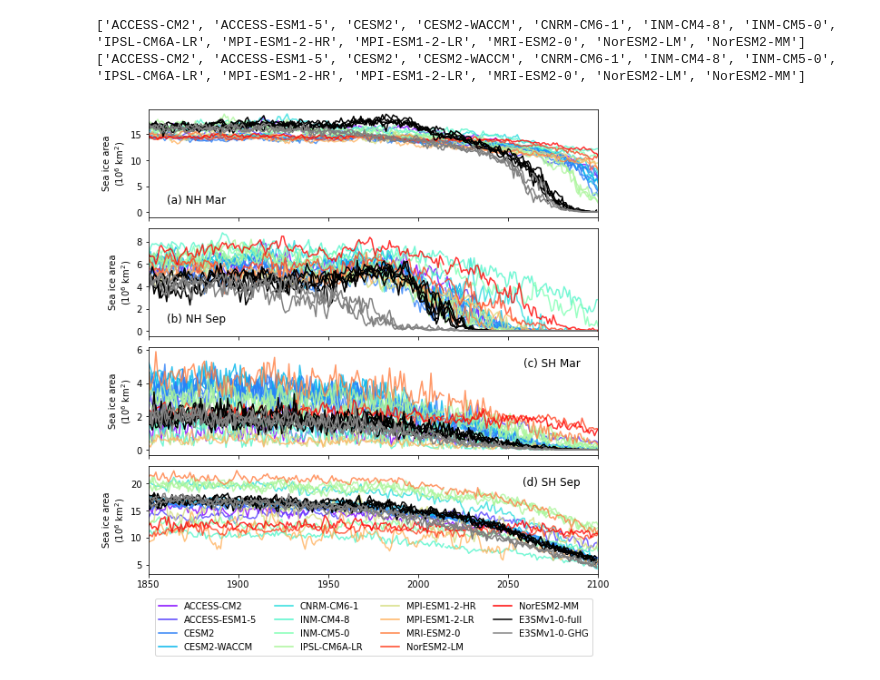
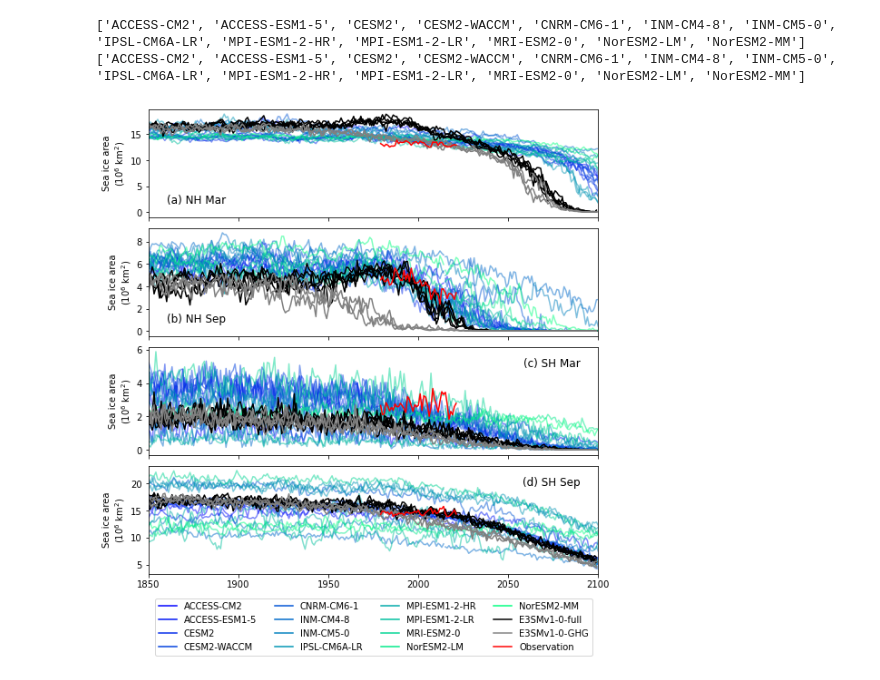
Before and after one commit to qingli411/A2020_E3SM_Projection, a Jupyter notebook: Timeseries_SeaiceArea.ipynb, the cells around one changed output. Cells and saved outputs as stored; diff of their text form; code cells hidden in the pictures.

Commit message:
Add observations to time series

```diff
--- a/Timeseries_SeaiceArea.ipynb
+++ b/Timeseries_SeaiceArea.ipynb
@@ -7,6 +7,13 @@ from matplotlib import cm
 # figure root
 fig_root = '../figures'
 save_fig = True
+# %%
+obs_siarea_data = np.load('siarea_MarSep.npz')
+obs_time = obs_siarea_data['time']
+obs_siarea_n03 = obs_siarea_data['siarea_n03']
+obs_siarea_n09 = obs_siarea_data['siarea_n09']
+obs_siarea_s03 = obs_siarea_data['siarea_s03']
+obs_siarea_s09 = obs_siarea_data['siarea_s09']
 # %%
 e3sm_siarean_dataH = np.load('e3sm_siarean_historical.npz')
 e3sm_siareas_dataH = np.load('e3sm_siareas_historical.npz')
@@ -70,7 +77,7 @@ print(label_union)
 ['ACCESS-CM2', 'ACCESS-ESM1-5', 'CESM2', 'CESM2-WACCM', 'CNRM-CM6-1', 'INM-CM4-8', 'INM-CM5-0', 'IPSL-CM6A-LR', 'MPI-ESM1-2-HR', 'MPI-ESM1-2-LR', 'MRI-ESM2-0', 'NorESM2-LM', 'NorESM2-MM']
 # %%
 #esgf_colors = np.load('cmip6_colors.npz', allow_pickle=True)['esgf_colors'].flat[0]
-cmap = cm.get_cmap('rainbow')
+cmap = cm.get_cmap('winter')
 nmodel = len(label_union)
 ifrac = np.linspace(0, 1, nmodel)
 esgf_colors = {}
@@ -79,6 +86,7 @@ for i in np.arange(nmodel):
 
 esgf_colors['E3SMv1-0-full'] = 'k'
 esgf_colors['E3SMv1-0-GHG'] = 'gray'
+esgf_colors['Observation'] = 'r'
 # %%
 fig, axarr = plt.subplots(4, sharex='col')
 fig.set_size_inches([8,9])
@@ -90,21 +98,21 @@ for lb in sorted(siarean_label):
     mname = lb.split('_')[0]
     color = esgf_colors[mname]
     idx = esgf_siarean_labelH.index(lb)
-    axarr[0].plot(timeH, esgf_siareanH[idx,2::12], color=color, alpha=0.8)
-    axarr[1].plot(timeH, esgf_siareanH[idx,8::12], color=color, alpha=0.8)
+    axarr[0].plot(timeH, esgf_siareanH[idx,2::12], color=color, alpha=0.5)
+    axarr[1].plot(timeH, esgf_siareanH[idx,8::12], color=color, alpha=0.5)
     idx = esgf_siarean_labelP.index(lb)
-    axarr[0].plot(timeP, esgf_siareanP[idx,2::12], color=color, alpha=0.8)
-    axarr[1].plot(timeP, esgf_siareanP[idx,8::12], color=color, alpha=0.8)
+    axarr[0].plot(timeP, esgf_siareanP[idx,2::12], color=color, alpha=0.5)
+    axarr[1].plot(timeP, esgf_siareanP[idx,8::12], color=color, alpha=0.5)
 
 for lb in sorted(siareas_label):
     mname = lb.split('_')[0]
     color = esgf_colors[mname]
     idx = esgf_siareas_labelH.index(lb)
-    axarr[2].plot(timeH, esgf_siareasH[idx,2::12], color=color, alpha=0.8)
-    axarr[3].plot(timeH, esgf_siareasH[idx,8::12], color=color, alpha=0.8)
+    axarr[2].plot(timeH, esgf_siareasH[idx,2::12], color=color, alpha=0.5)
+    axarr[3].plot(timeH, esgf_siareasH[idx,8::12], color=color, alpha=0.5)
     idx = esgf_siareas_labelP.index(lb)
-    axarr[2].plot(timeP, esgf_siareasP[idx,2::12], color=color, alpha=0.8)
-    axarr[3].plot(timeP, esgf_siareasP[idx,8::12], color=color, alpha=0.8)
+    axarr[2].plot(timeP, esgf_siareasP[idx,2::12], color=color, alpha=0.5)
+    axarr[3].plot(timeP, esgf_siareasP[idx,8::12], color=color, alpha=0.5)
 
 for i in np.arange(ne3sm):
     if i <= 4:
@@ -113,31 +121,36 @@ for i in np.arange(ne3sm):
         color = 'gray'
     axarr[0].plot(e3sm_time, e3sm_siarean[i,2::12], color=color)
     axarr[1].plot(e3sm_time, e3sm_siarean[i,8::12], color=color)
     axarr[2].plot(e3sm_time, e3sm_siareas[i,2::12], color=color)
     axarr[3].plot(e3sm_time, e3sm_siareas[i,8::12], color=color)
 
 for i in np.arange(4):
     axarr[i].set_ylabel('Sea ice area\n($10^6$ km$^2$)')
     axarr[i].set_xlim([1850,2100])
 
+color = esgf_colors['Observation']
+axarr[0].plot(obs_time, obs_siarea_n03, color=color)
+axarr[1].plot(obs_time, obs_siarea_n09, color=color)
+axarr[2].plot(obs_time, obs_siarea_s03, color=color)
+axarr[3].plot(obs_time, obs_siarea_s09, color=color)
 
 axarr[0].text(0.04, 0.1, '(a) NH Mar', transform=axarr[0].transAxes, fontsize=12,
               color='k', va='bottom', ha='left')
 axarr[1].text(0.04, 0.1, '(b) NH Sep', transform=axarr[1].transAxes, fontsize=12,
               color='k', va='bottom', ha='left')
 axarr[2].text(0.96, 0.9, '(c) SH Mar', transform=axarr[2].transAxes, fontsize=12,
               color='k', va='top', ha='right')
 axarr[3].text(0.96, 0.9, '(d) SH Sep', transform=axarr[3].transAxes, fontsize=12,
               color='k', va='top', ha='right')
 
 for key in esgf_colors.keys():
     axarr[3].plot(np.nan, np.nan, color=esgf_colors[key], label=key)
 axarr[3].legend(loc='lower center',  bbox_to_anchor=(0.5, -0.8), ncol=4)
 plt.subplots_adjust(bottom = 0.17, top=0.96, left=0.09, right=0.95, hspace=0.1)
 
 # save figure
 if save_fig:
     figname = fig_root+'/CMIP6_ScenarioMIP_SeaIceArea.png'
     fig.savefig(figname, dpi = 300)
 # %% [output]
-[figure, old version]
+[figure, new version]
```
Also changed, not shown: parts of 2 cells of this notebook.
